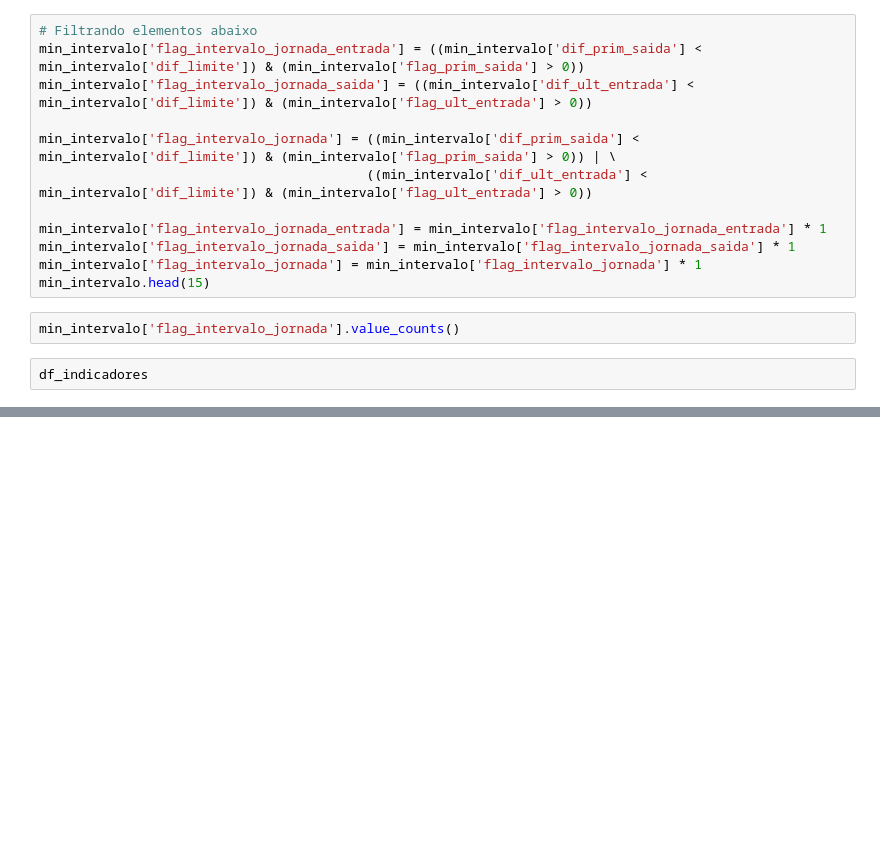
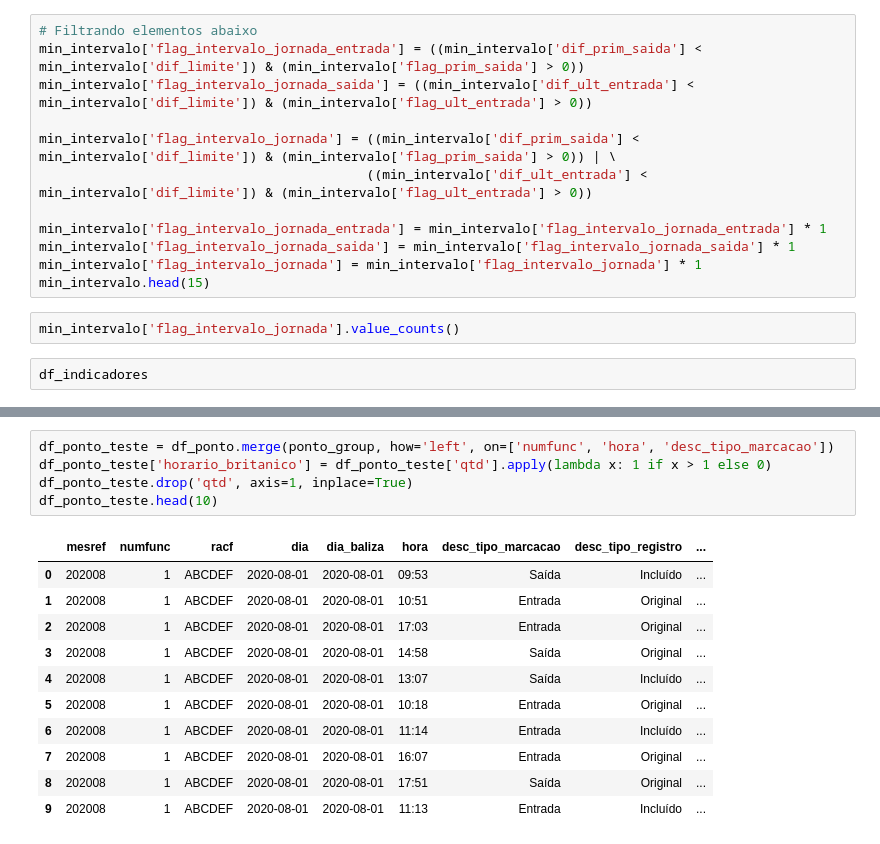
Before and after one commit to ThiagoPanini/programming_languages, a Jupyter notebook: bank-stuff/gt-trab/dev/python/testing_useful_functions.ipynb, the cells around one changed output, grey strips where cells are left out. Drawn from its saved outputs; the diff is of its cells as text; blank space fills up the shorter version.

```diff
--- a/bank-stuff/gt-trab/dev/python/testing_useful_functions.ipynb
+++ b/bank-stuff/gt-trab/dev/python/testing_useful_functions.ipynb
@@ -578,0 +600,17 @@ df_indicadores
+# %%
+df_ponto_teste = df_ponto.merge(ponto_group, how='left', on=['numfunc', 'hora', 'desc_tipo_marcacao'])
+df_ponto_teste['horario_britanico'] = df_ponto_teste['qtd'].apply(lambda x: 1 if x > 1 else 0)
+df_ponto_teste.drop('qtd', axis=1, inplace=True)
+df_ponto_teste.head(10)
+# %% [output]
+|  | mesref | numfunc | racf | dia | dia_baliza | hora | desc_tipo_marcacao | desc_tipo_registro | ... |
+| 0 | 202008 | 1 | ABCDEF | 2020-08-01 | 2020-08-01 | 09:53 | Saída | Incluído | ... |
+| 1 | 202008 | 1 | ABCDEF | 2020-08-01 | 2020-08-01 | 10:51 | Entrada | Original | ... |
+| 2 | 202008 | 1 | ABCDEF | 2020-08-01 | 2020-08-01 | 17:03 | Entrada | Original | ... |
+| 3 | 202008 | 1 | ABCDEF | 2020-08-01 | 2020-08-01 | 14:58 | Saída | Original | ... |
+| 4 | 202008 | 1 | ABCDEF | 2020-08-01 | 2020-08-01 | 13:07 | Saída | Incluído | ... |
+| 5 | 202008 | 1 | ABCDEF | 2020-08-01 | 2020-08-01 | 10:18 | Entrada | Original | ... |
+| 6 | 202008 | 1 | ABCDEF | 2020-08-01 | 2020-08-01 | 11:14 | Entrada | Incluído | ... |
+| 7 | 202008 | 1 | ABCDEF | 2020-08-01 | 2020-08-01 | 16:07 | Entrada | Original | ... |
+| 8 | 202008 | 1 | ABCDEF | 2020-08-01 | 2020-08-01 | 17:51 | Saída | Original | ... |
+| 9 | 202008 | 1 | ABCDEF | 2020-08-01 | 2020-08-01 | 11:13 | Entrada | Incluído | ... |
```
Also changed, not shown: parts of 35 cells of this notebook, 1 other file.
